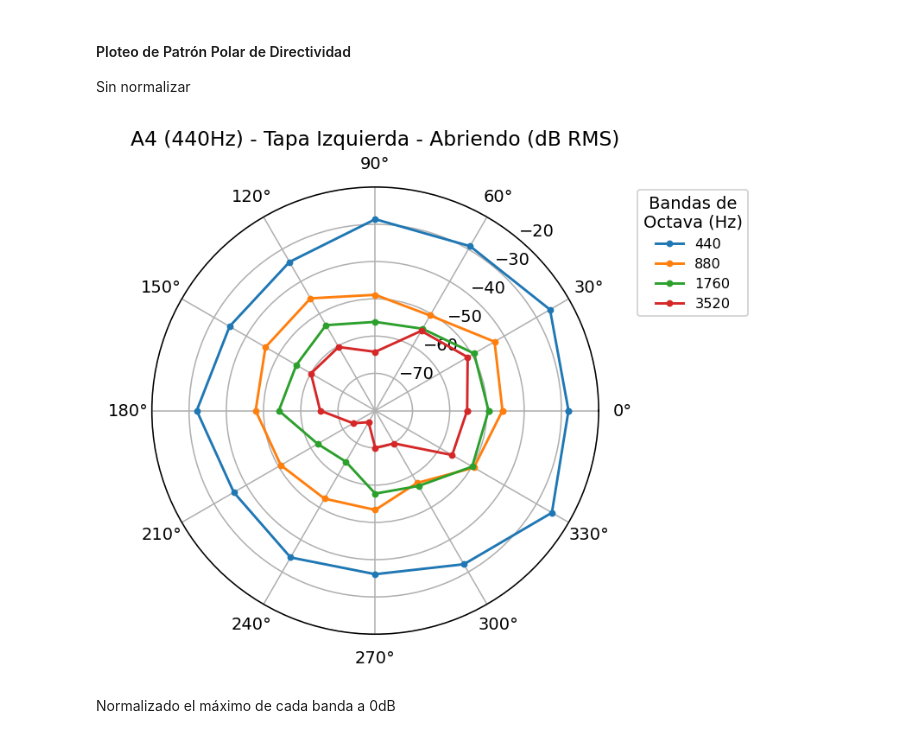
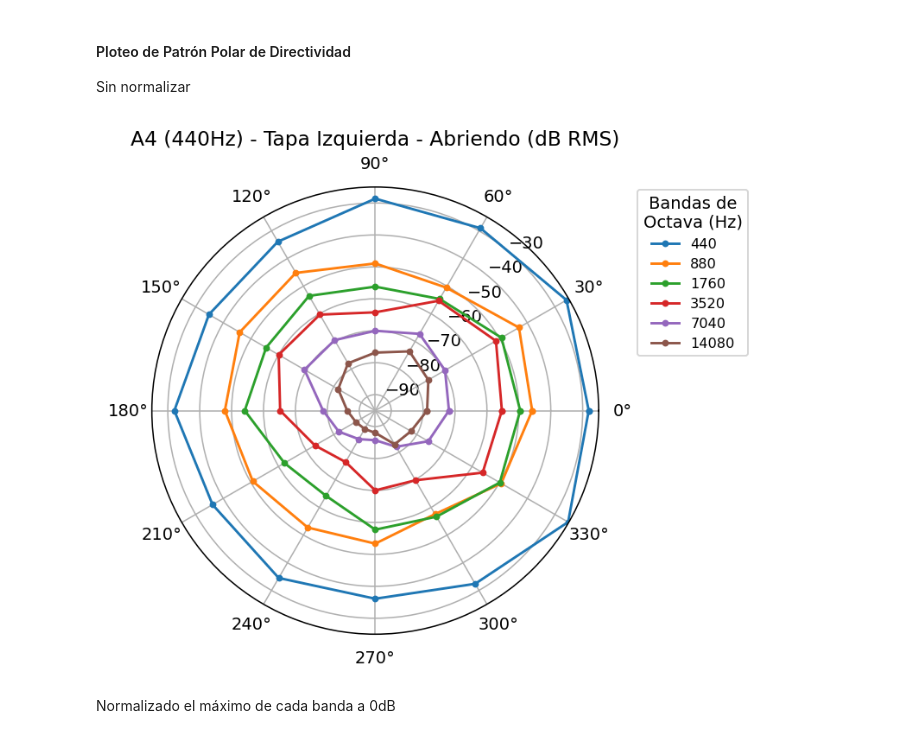
Before and after one commit to MatiasCarbone/Analisis-Directividad, a Jupyter notebook: Analisis Directividad.ipynb, the cells around one changed output. Drawn from its saved outputs; the diff is of its cells as text; code cells hidden in the pictures.

Commit message:
Tweak graphs parameters

```diff
--- a/Analisis Directividad.ipynb
+++ b/Analisis Directividad.ipynb
@@ -161,7 +161,7 @@ nota = row.Nota
 tapa = row.Tapa
 accion = row.Accion
 
-num_bandas = 4
+num_bandas = 6
 
 lista_bandas = []
 for i in range(num_bandas):
@@ -189,23 +189,23 @@ Sin normalizar
 # %%
 theta = np.deg2rad(np.arange(0,390,30)) # Genera una lista de ángulos en radianes. Va hasta 390 para que cierre el círculo
 
 fig = plt.figure(dpi=140)
 ax = fig.add_subplot(projection='polar')
-ax.set_ylim(-80, -20)
+ax.set_ylim(-95, -25)
 
 lines, labels = plt.thetagrids(np.arange(0,360,30)) # Cambiar los ángulos de las líneas
 ax.set_rlabel_position(50)  # Mover las etiquetas radiales para que no jodan (angulo)
 
 for band in rms_bands:
   plt.polar(theta, band, marker='.')
   #rms_bands.index(band)
 
 plt.title(f"{nota} ({fund}Hz) - Tapa {tapa} - {accion} (dB RMS)" )
 plt.legend(lista_bandas, bbox_to_anchor=(.35, .01, 1, 1), title=' Bandas de\nOctava (Hz)', fontsize='small')
 
 plt.show()
 # %% [output]
-[figure, old version]
+[figure, new version]
 # %% [markdown]
 Normalizado el máximo de cada banda a 0dB
 # %%
```
Also changed, not shown: parts of 1 cell of this notebook.
